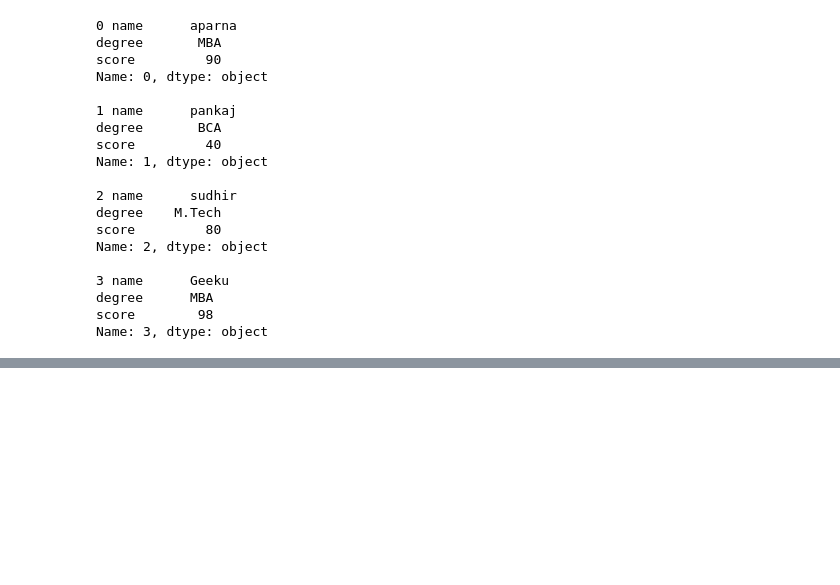
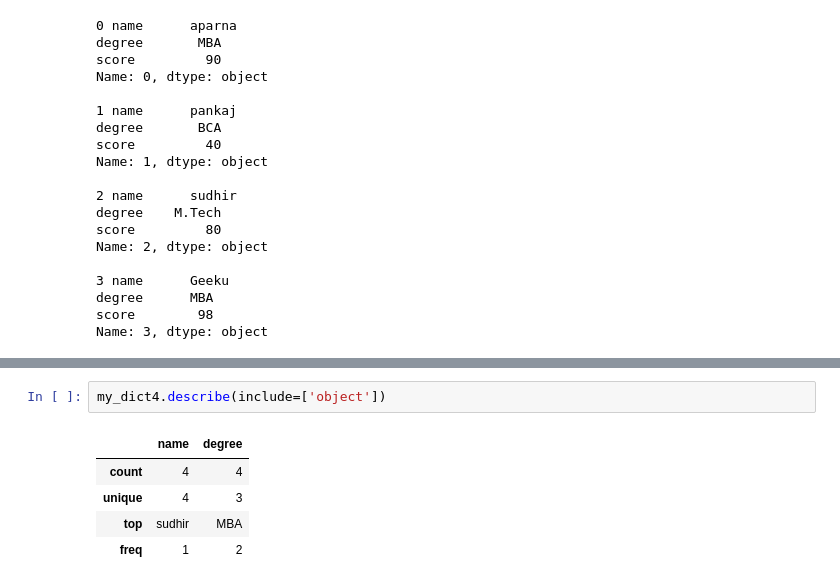
Before and after one commit to alaminbhuyan/Visualization, a Jupyter notebook: Pandas2/Geek_for_geek.ipynb, the cells around one changed output, grey strips where cells are left out. Drawn from its saved outputs; the diff is of its cells as text; blank space fills up the shorter version.

```diff
--- a/Pandas2/Geek_for_geek.ipynb
+++ b/Pandas2/Geek_for_geek.ipynb
@@ -373,0 +415,8 @@ Name: 3, dtype: object
+# %%
+my_dict4.describe(include=['object'])
+# %% [output]
+|  | name | degree |
+| count | 4 | 4 |
+| unique | 4 | 3 |
+| top | sudhir | MBA |
+| freq | 1 | 2 |
```
Also changed, not shown: parts of 19 cells of this notebook, 5 other files.
